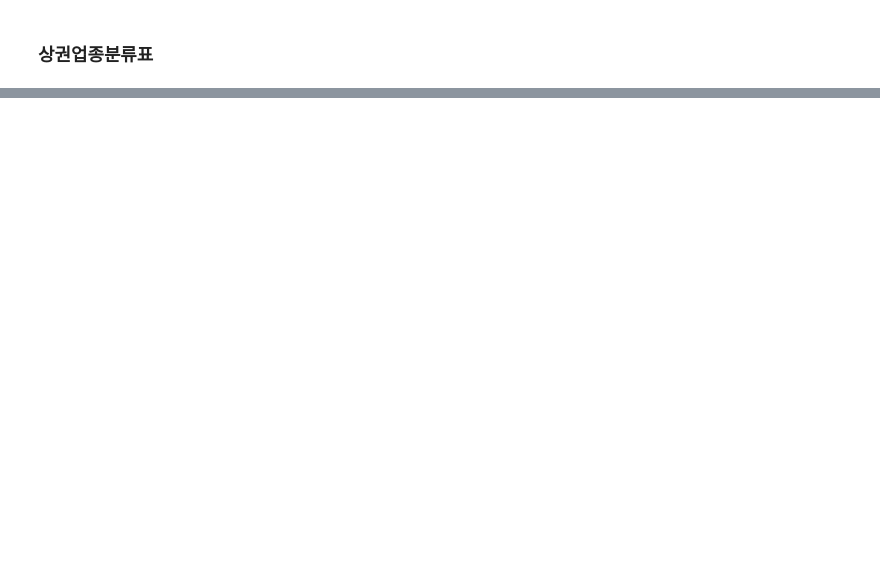
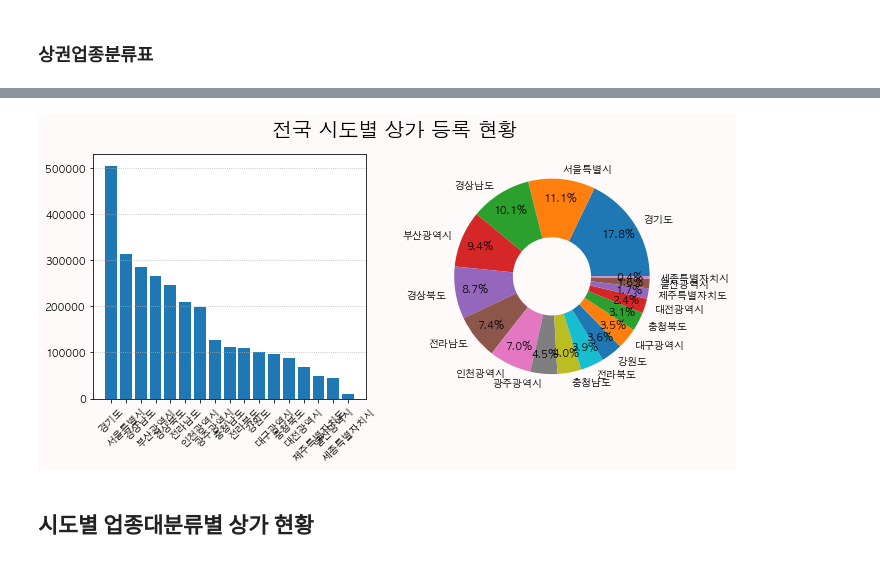
Before and after one commit to limetree-indigo/python-visualization, a Jupyter notebook: 14 상가상권정보분석 및 시각화/14 상가상권정보분석 및 시각화.ipynb, the cells around one changed output, grey strips where cells are left out. Drawn from its saved outputs; the diff is of its cells as text; code cells hidden in the pictures; blank space fills up the shorter version.

```diff
--- a/14 상가상권정보분석 및 시각화/14 상가상권정보분석 및 시각화.ipynb
+++ b/14 상가상권정보분석 및 시각화/14 상가상권정보분석 및 시각화.ipynb
@@ -349,0 +409,33 @@ df_store_class
+# %%
+del_index = df_store[(df_store['시도명']=='48330') |
+         (df_store['시도명']=='일반의류') |
+         (df_store['시도명']=='중앙동') |
+         (df_store['시도명']=='부산광역시 동구 범일동 62-5') |
+         (df_store['시도명']=='꿈의궁전') |
+         (df_store['시도명']=='641874') |
+         (df_store['시도명']=='')].index
+# %%
+df_store = df_store.drop(del_index)
+# %%
+df_store_sido = df_store['시도명'].value_counts()
+# %%
+fig = plt.figure(figsize=(10,5), facecolor='snow')
+
+# 막대그래프
+plt.subplot(121)
+plt.bar(df_store_sido.index, df_store_sido.values)
+plt.xticks(rotation=45)
+plt.grid(axis='y',ls=':')
+# 파이그래프
+
+plt.subplot(122)
+plt.pie(df_store_sido.values, labels=df_store_sido.index, autopct='%.1f%%', pctdistance=0.8,
+       wedgeprops={'width':0.6})
+
+fig.suptitle('전국 시도별 상가 등록 현황', size=20)
+fig.tight_layout()
+plt.show()
+# %% [output]
+[figure, added]
+# %% [markdown]
+## 시도별 업종대분류별 상가 현황
```
Also changed, not shown: parts of 15 cells of this notebook.
